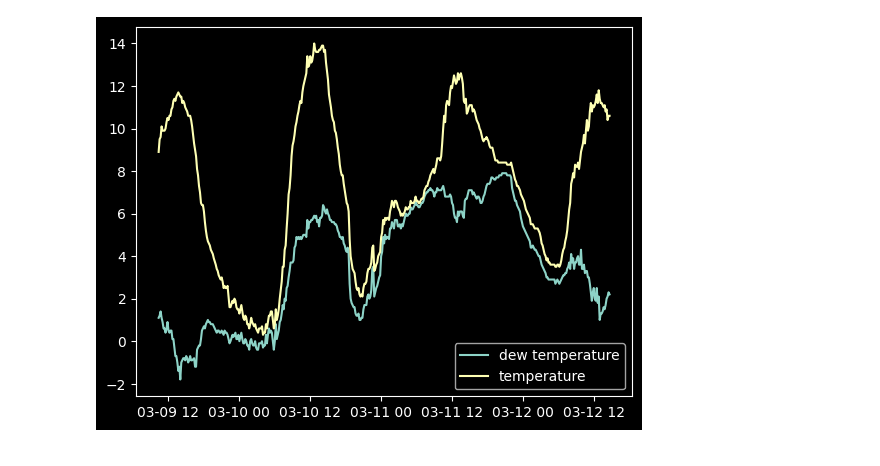
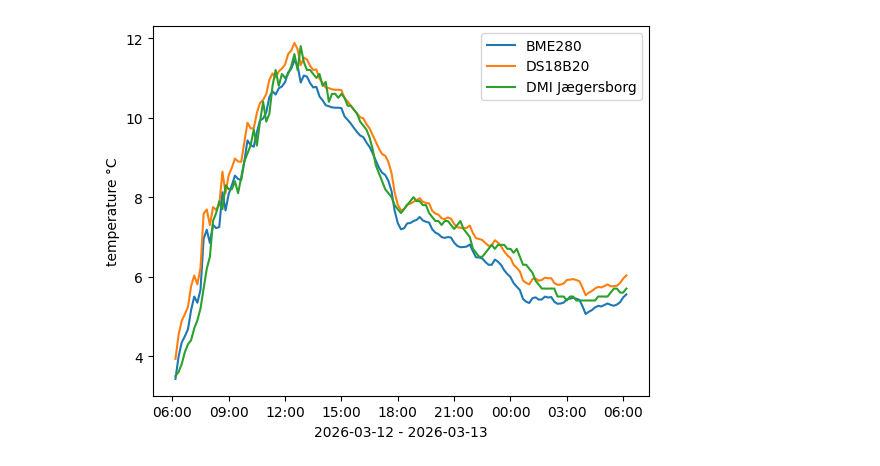
Before and after one commit to lukavest/uge-6, a Jupyter notebook: vejr-db/sandbox.ipynb, the cells around one changed output. Cells and saved outputs as stored; diff of their text form; code cells hidden in the pictures.

```diff
--- a/vejr-db/sandbox.ipynb
+++ b/vejr-db/sandbox.ipynb
@@ -46,6 +22,48 @@ plt.legend()
-# %%
-plt.plot(series_ja.index, series_ja['temp_dew'], label='dew temperature')
-plt.plot(series_ja.index, series_ja['temp_dry'], label='temperature')
-plt.legend()
-# %% [output]
-[figure, removed]
+# %%
+def get_time_range(dfs:list,span:timedelta = timedelta(days=1),greedy=False):
+    if greedy:
+        f1 = min
+        f2 = max
+    else:
+        f1 = max
+        f2 = min
+
+    t_min = f1([min(df.index) for df in dfs])
+    t1 = f2([max(df.index) for df in dfs])
+    t0 = t1 - span
+    if t0 < t_min:
+        print(f"Warning: t0 of {t0} too early, using minimum of {t_min} instead")
+        t0 = t_min
+    return t0,t1
+
+# def get_time_range_greedy(dfs:list,span:timedelta = timedelta(days=1)):
+#     t_min = min([min(df.index) for df in dfs])
+#     t1 = max([max(df.index) for df in dfs])
+# %%
+from matplotlib.ticker import (MultipleLocator,
+                               FormatStrFormatter,
+                               AutoMinorLocator)
+
+unit_dic = {'temperature':'°C','humidity':'%','pressure':'hPa'}
+
+def plot_param(param, dfs, labels, span=timedelta(days=1), greedy=False):
+    fig, ax = plt.subplots()
+    t0,t1 = get_time_range(dfs,span,greedy)
+    for df,label in zip(dfs,labels):
+        series = df.loc[t0:t1]
+        ax.plot(series.index,series[param],label=label)
+    ax.xaxis.set_major_formatter(mdates.DateFormatter("%H:%M"))
+    ax.legend()
+    ax.set_ylabel(f"{param} {unit_dic[param]}")
+
+    if t0.day == t1.day:
+        ax.set_xlabel(f"{t0:%Y-%m-%d}")
+    else:
+        ax.set_xlabel(f"{t0:%Y-%m-%d} - {t1:%Y-%m-%d}")
+
+    # ax.set_title(param)
+    plt.show()
+
+plot_param('temperature',[dme_data,ds_data,jaeg_data],['BME280','DS18B20','DMI Jægersborg'])
+# %% [output]
+[figure, added]
```
Also changed, not shown: parts of 10 cells of this notebook, 11 other files.
